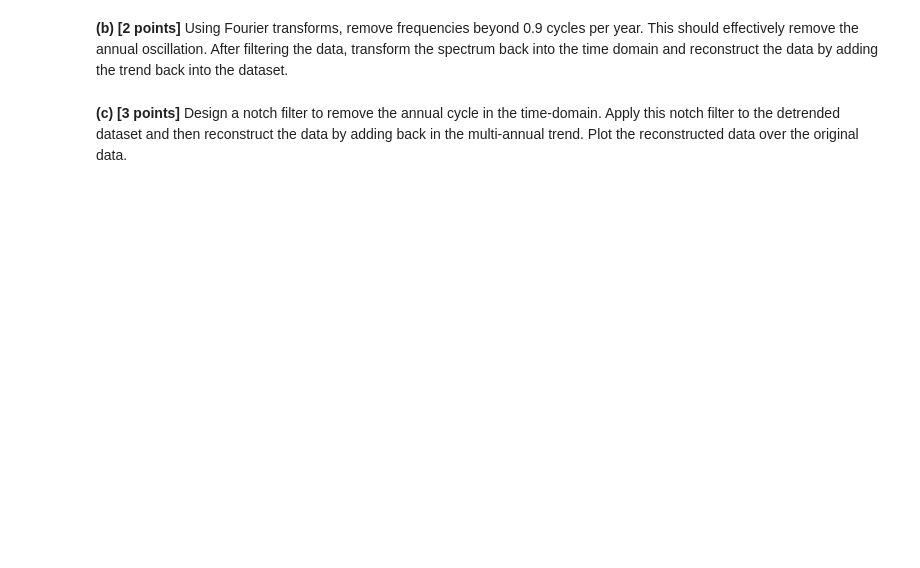
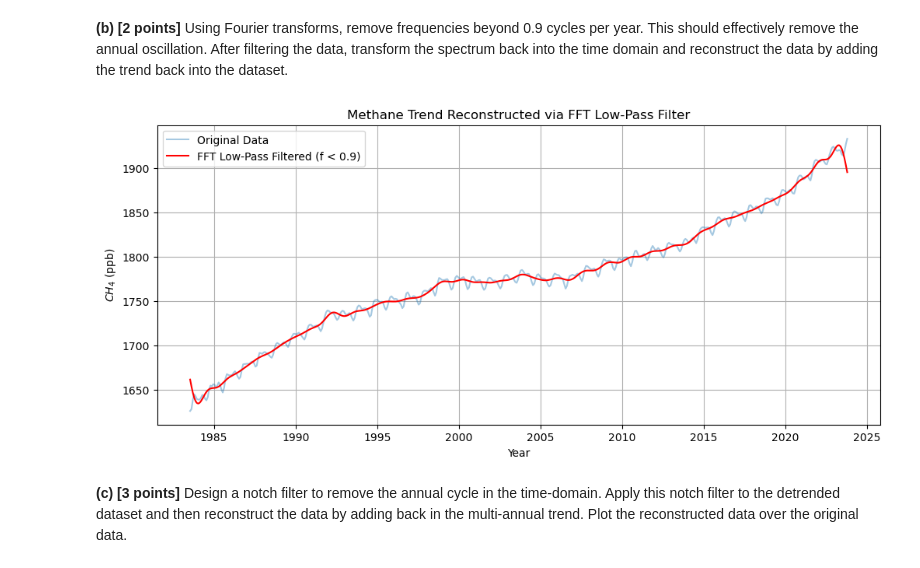
Before and after one commit to 21chengjk1/PHY408Labs, a Jupyter notebook: Lab4/Jack_Cheng_Lab4.ipynb, the cells around one changed output. Saved outputs shown, nothing was run; the diff lists cells and outputs as text; code cells hidden in the pictures; blank space fills up the shorter version.

```diff
--- a/Lab4/Jack_Cheng_Lab4.ipynb
+++ b/Lab4/Jack_Cheng_Lab4.ipynb
@@ -57,4 +228,39 @@ The file `methane_global.csv` contains globally averaged methane ($CH_{4}$) valu
 # %% [markdown]
 **(b) [2 points]** Using Fourier transforms, remove frequencies beyond 0.9 cycles per year. This should effectively remove the annual oscillation. After filtering the data, transform the spectrum back into the time domain and reconstruct the data by adding the trend back into the dataset.
+# %%
+from scipy.fft import fft, ifft, fftfreq
+
+# Define parameters
+fs = 12.0  # Sampling frequency (monthly data = 12 samples/year)
+cutoff = 0.9  # cycles/year
+
+# Perform FFT
+n = len(ch4_detrended)
+ch4_fft = fft(ch4_detrended)
+freqs = fftfreq(n, 1/fs)
+
+# Apply low-pass filter by zeroing out frequencies > cutoff
+# Note: Since FFT is symmetric, we mask absolute frequencies
+mask = np.abs(freqs) <= cutoff
+ch4_fft_filtered = ch4_fft * mask
+
+# Transform back to time domain
+ch4_filtered_time = ifft(ch4_fft_filtered).real
+
+# Reconstruct the data by adding the trend back
+ch4_fft_reconstructed = ch4_filtered_time + trend_poly
+
+# Plotting
+plt.figure(figsize=(12, 5))
+plt.plot(t, ch4, alpha=0.4, label='Original Data')
+plt.plot(t, ch4_fft_reconstructed, color='red', label='FFT Low-Pass Filtered (f < 0.9)')
+plt.title('Methane Trend Reconstructed via FFT Low-Pass Filter')
+plt.ylabel('$CH_4$ (ppb)')
+plt.xlabel('Year')
+plt.legend()
+plt.grid(True)
+plt.show()
+# %% [output]
+[figure, added]
 # %% [markdown]
 **(c) [3 points]** Design a notch filter to remove the annual cycle in the time-domain. Apply this notch filter to the detrended dataset and then reconstruct the data by adding back in the multi-annual trend. Plot the reconstructed data over the original data.
```
Also changed, not shown: parts of 18 cells of this notebook, 1 other file.
